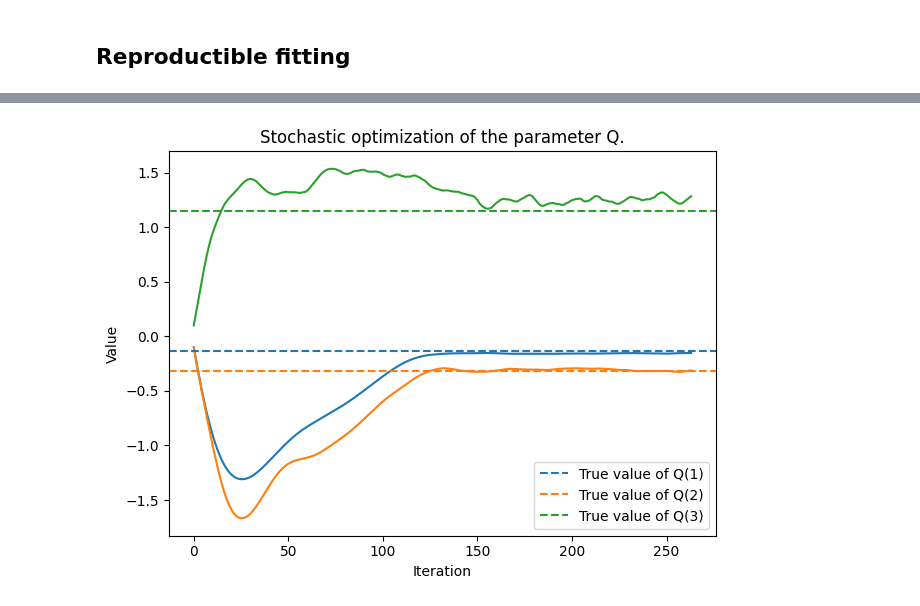
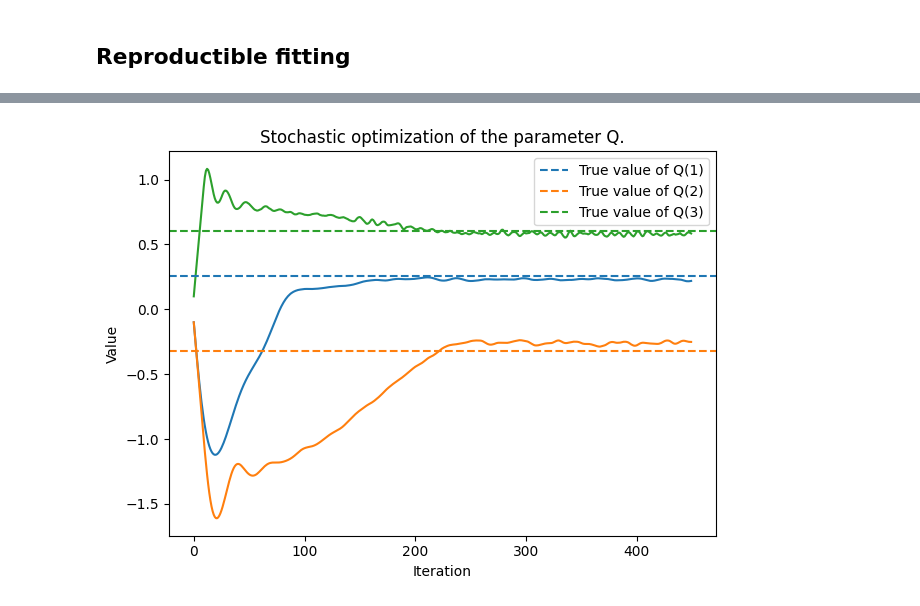
Before and after one commit to felixlaplante/jmstate, a Jupyter notebook: fitting-test.ipynb, the cells around one changed output, grey strips where cells are left out. Drawn from its saved outputs; the diff is of its cells as text; code cells hidden in the pictures.

```diff
--- a/fitting-test.ipynb
+++ b/fitting-test.ipynb
@@ -41,10 +95,10 @@ def random_far_apart(
 lmda, k = 12.0, 2.0
 weibull_fn = jmstate.functions.Weibull(k, lmda)
 
-gamma = torch.tensor([4.0, 6.0, 0.5])
+gamma = torch.tensor([3.7, 6.0, 1.2])
 
-Q = torch.diag(torch.tensor([1.3, 1.9, 0.1]))
-R = torch.tensor([[0.6]])
+Q = torch.diag(torch.tensor([0.6, 1.9, 0.3]))
+R = torch.tensor([[0.1]])
 
 alphas = {("alive", "dead"): torch.tensor([0.4])}
 betas = {("alive", "dead"): torch.tensor([-0.9, 0.8, 0.2])}
@@ -81,6 +122,5 @@ psi = f(gamma, x, b)
 # %%
 n, m, p = 500, 15, 3
-trajectories_init = [[(0.0, "alive")] for _ in range(n)]
 
 
 def gen_data(n: int, m: int, p: int):
@@ -93,12 +133,12 @@ def gen_data(n: int, m: int, p: int):
     a = torch.zeros((n, 1))
     t = random_far_apart(n, m, a, c, 0.7 * c / m)
 
+    trajectories_init = [[(0.0, "alive")] for _ in range(n)]
     sample_data = SampleData(x, trajectories_init, psi)
     trajectories = real_model.sample_trajectories(sample_data, c)
 
     y = model_design.regression_fn(t, psi).squeeze(0)
     y += R_dist.sample(y.shape[:2])
-    y[t > c] = torch.nan
 
     return x, t, y, trajectories, c
 # %%
@@ -121,15 +161,14 @@ init_params = ModelParams(
 data = ModelData(x, t, y, trajectories, c)
 # %%
 model = MultiStateJointModel(model_design, init_params)
-
 metrics = model.do(
     data,
     job_factories=[
-        RandomFit(lr=0.1, amsgrad=True),
+        RandomFit(lr=0.1),
         LogParamsHistory(),
         ValueStop(),
     ],
-    max_iterations=500,
+    max_iterations=800,
 )
 # %%
 params_dict = model.params_.as_dict
@@ -138,62 +177,18 @@ colors: list[Any] = cast(list[Any], plt.get_cmap("tab10").colors)  # type: ignor
 
 for key, val in params_dict.items():
     if isinstance(val, torch.Tensor):
-        plt.plot(  # type: ignore
-            torch.cat(
-                [
-                    cast(torch.Tensor, p.as_dict[key])[None]
-                    for p in cast(list[ModelParams], metrics)
-                ],
-                dim=0,
-            )
-        )
-        for i, true_val in enumerate(real_params_dict[key]):
-            plt.axhline(  # type: ignore
-                y=cast(torch.Tensor, true_val).item(),
-                color=colors[i],
-                linestyle="--",
-                label=(
-                    f"True value of {key}"
-                    + (f"({i + 1})" if len(real_params_dict[key]) > 1 else "")
-                ),
-            )
-        plt.title(f"Stochastic optimization of the parameter {key}.")  # type: ignore
-        plt.legend()  # type: ignore
-        plt.xlabel("Iteration")  # type: ignore
-        plt.ylabel("Value")  # type: ignore
-        plt.tight_layout()
-        plt.savefig(f"figures/{key}.png")  # type: ignore
-        plt.show()  # type: ignore
+        history = [
+            cast(torch.Tensor, p.as_dict[key])[None]
+            for p in cast(list[ModelParams], metrics)
+        ]
+        plot_history(history, cast(torch.Tensor, real_params_dict[key]), key, colors)
     else:
         for subkey in val:
-            plt.plot(  # type: ignore
-                torch.cat(
-                    [
-                        p.as_dict[key][subkey][None]
-                        for p in cast(list[ModelParams], metrics)
-                    ],
-                    dim=0,
-                )
+            history = [p.as_dict[key][subkey][None] for p in metrics]  # type: ignore
+            plot_history(
+                history,  # type: ignore
+                real_params_dict[key][subkey],
+                key + f"[{subkey}]",
+                colors,
             )
-            for i, true_val in enumerate(real_params_dict[key][subkey]):
-                plt.axhline(  # type: ignore
-                    y=true_val.item(),
-                    color=colors[i],
-                    linestyle="--",
-                    label=(
-                        f"True value of {key}[{subkey}]"
-                        + (
-                            f"({i + 1})"
-                            if len(real_params_dict[key][subkey]) > 1
-                            else ""
-                        )
-                    ),
-                )
-            plt.title(f"Stochastic optimization of the parameter {key}[{subkey}].")  # type: ignore
-            plt.legend()  # type: ignore
-            plt.xlabel("Iteration")  # type: ignore
-            plt.ylabel("Value")  # type: ignore
-            plt.tight_layout()
-            plt.savefig(f"figures/{key}.{subkey}.png")  # type: ignore
-            plt.show()  # type: ignore
 # %% [output]
@@ -201 +196 @@ for key, val in params_dict.items():
-[figure, old version]
+[figure, new version]
```
Also changed, not shown: parts of 9 cells of this notebook.
